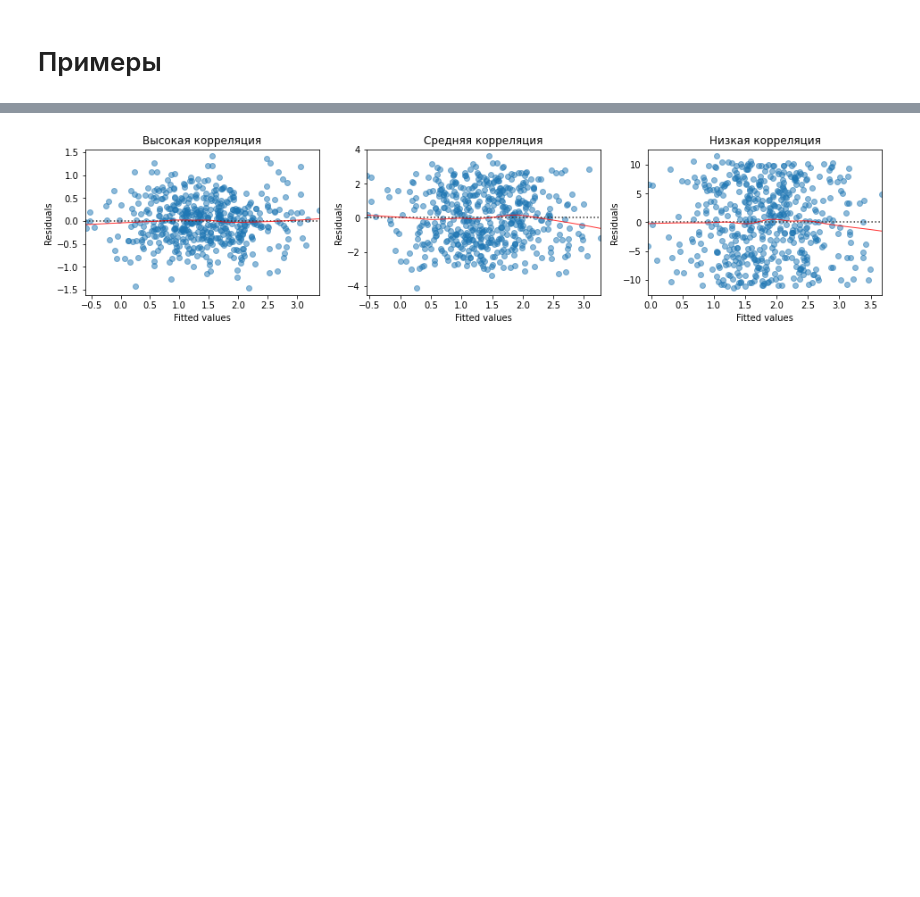
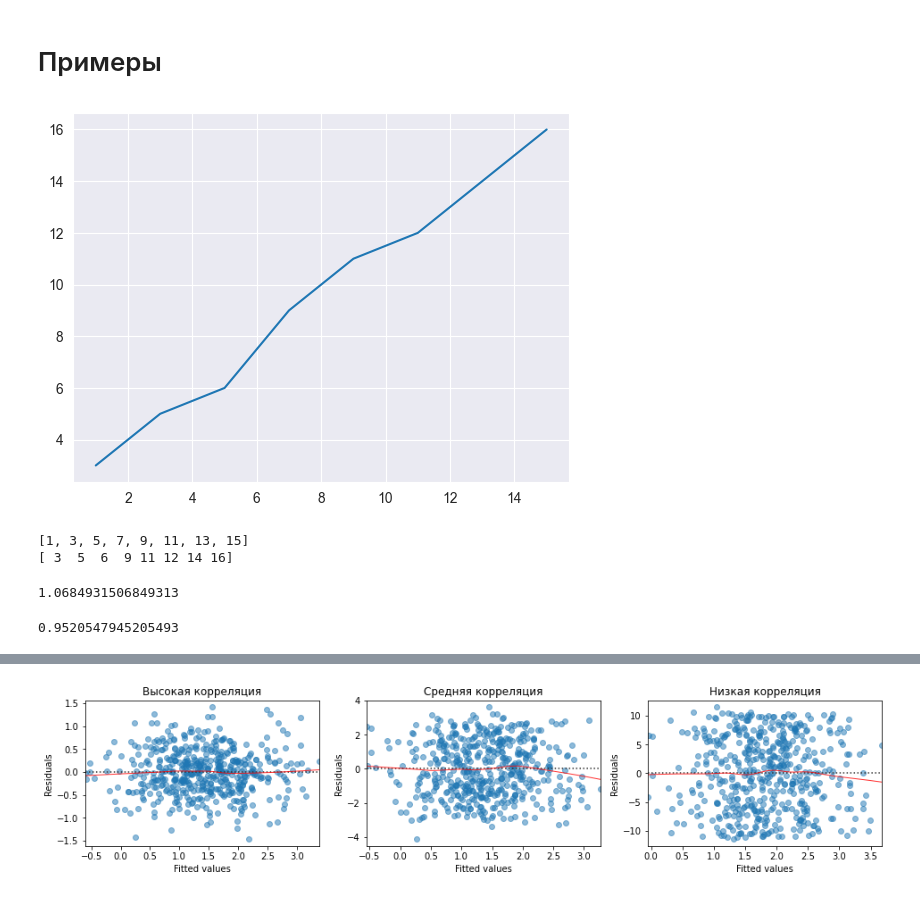
Before and after one commit to betelgeus/fundamentals_of_statistics_notes, a Jupyter notebook: Stepik_fundamentals_of_statistics_notes.ipynb, the cells around one changed output, grey strips where cells are left out. Saved outputs shown, nothing was run; the diff lists cells and outputs as text; code cells hidden in the pictures; blank space fills up the shorter version.

```diff
--- a/Stepik_fundamentals_of_statistics_notes.ipynb
+++ b/Stepik_fundamentals_of_statistics_notes.ipynb
@@ -1622,0 +1632,35 @@ $$R^2 =1 - \frac{SSres}{SStotal}$$
+# %%
+x = [1, 3, 5, 7, 9, 11, 13, 15]
+y = [i + np.random.randint(1, 3) for i in x]
+
+plt.plot(x, y)
+plt.show()
+print(x)
+print(np.array(y).flatten())
+# %% [output]
+[figure, added]
+[1, 3, 5, 7, 9, 11, 13, 15]
+[ 3  5  6  9 11 12 14 16]
+# %%
+mean_x = sum(x) / len(x)
+# mean_x = 8
+mean_y = sum(y) / len(y)
+
+sd_x = (sum([(i - mean_x) ** 2 for i in x]) / (len(x) -1)) ** 0.5
+# sd_x = 4.898979485566356
+sd_y = (sum([(i - mean_y) ** 2 for i in y]) / (len(y) -1)) ** 0.5
+
+cov_x_y = sum([(i - mean_x) * (j - mean_x) for i, j in zip(x, y)]) / (len(x) -1)
+# cov_x_y ~ 23 +- 2
+r_x_y = cov_x_y / (sd_x * sd_y)
+# r_x_y ~ 0.9726076249155687
+
+b1 = sd_x / sd_y * r_x_y
+b1
+# %% [output]
+1.0684931506849313
+# %%
+b0 = mean_y - b1 * mean_x
+b0
+# %% [output]
+0.9520547945205493
```
Also changed, not shown: parts of 5 cells of this notebook.
